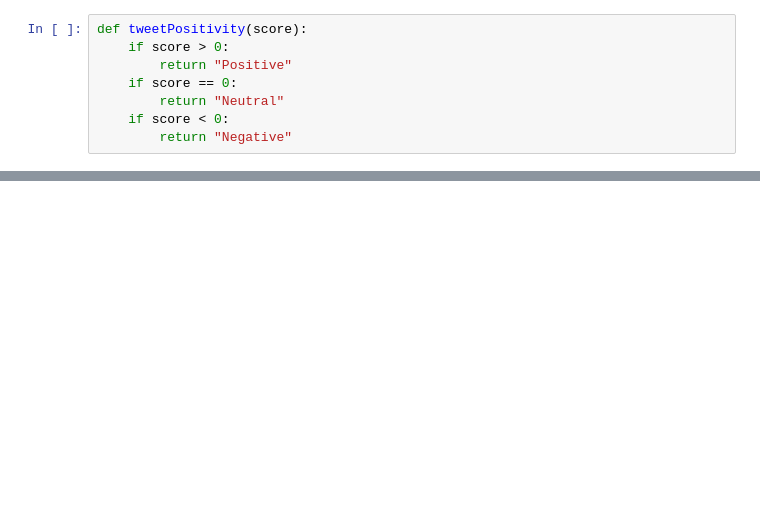
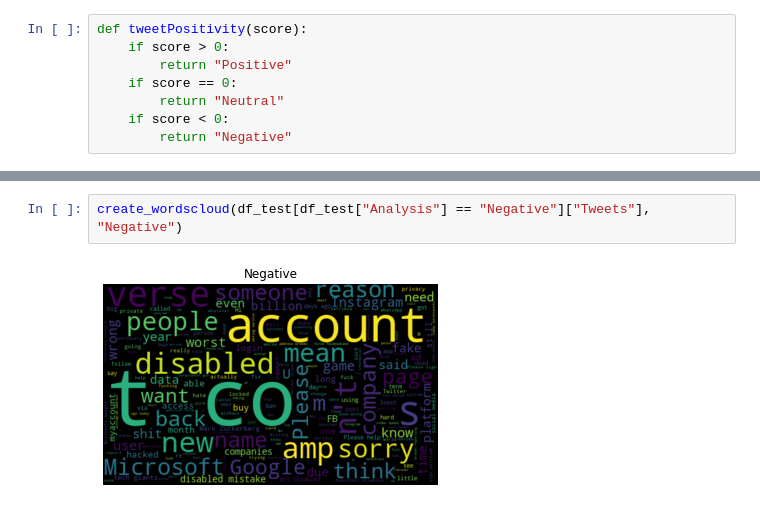
Before and after one commit to rvidxr666/Meta-Tweets, a Jupyter notebook: Twitter Sentiment Analysis.ipynb, the cells around one changed output, grey strips where cells are left out. Saved outputs shown, nothing was run; the diff lists cells and outputs as text; blank space fills up the shorter version.

```diff
--- a/Twitter Sentiment Analysis.ipynb
+++ b/Twitter Sentiment Analysis.ipynb
@@ -128,0 +214,4 @@ plt.show()
+# %%
+create_wordscloud(df_test[df_test["Analysis"] == "Negative"]["Tweets"], "Negative")
+# %% [output]
+[figure, added]
```
Also changed, not shown: parts of 26 cells of this notebook.
